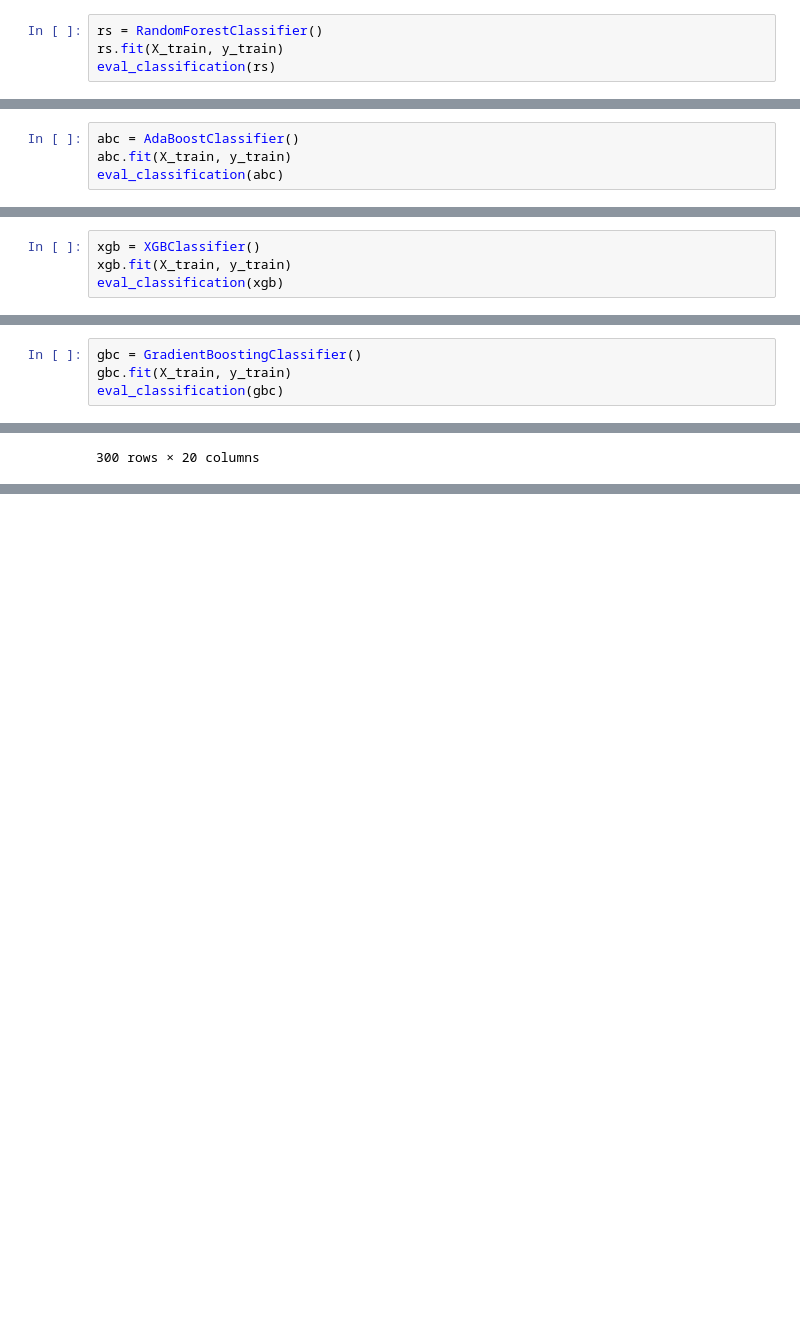
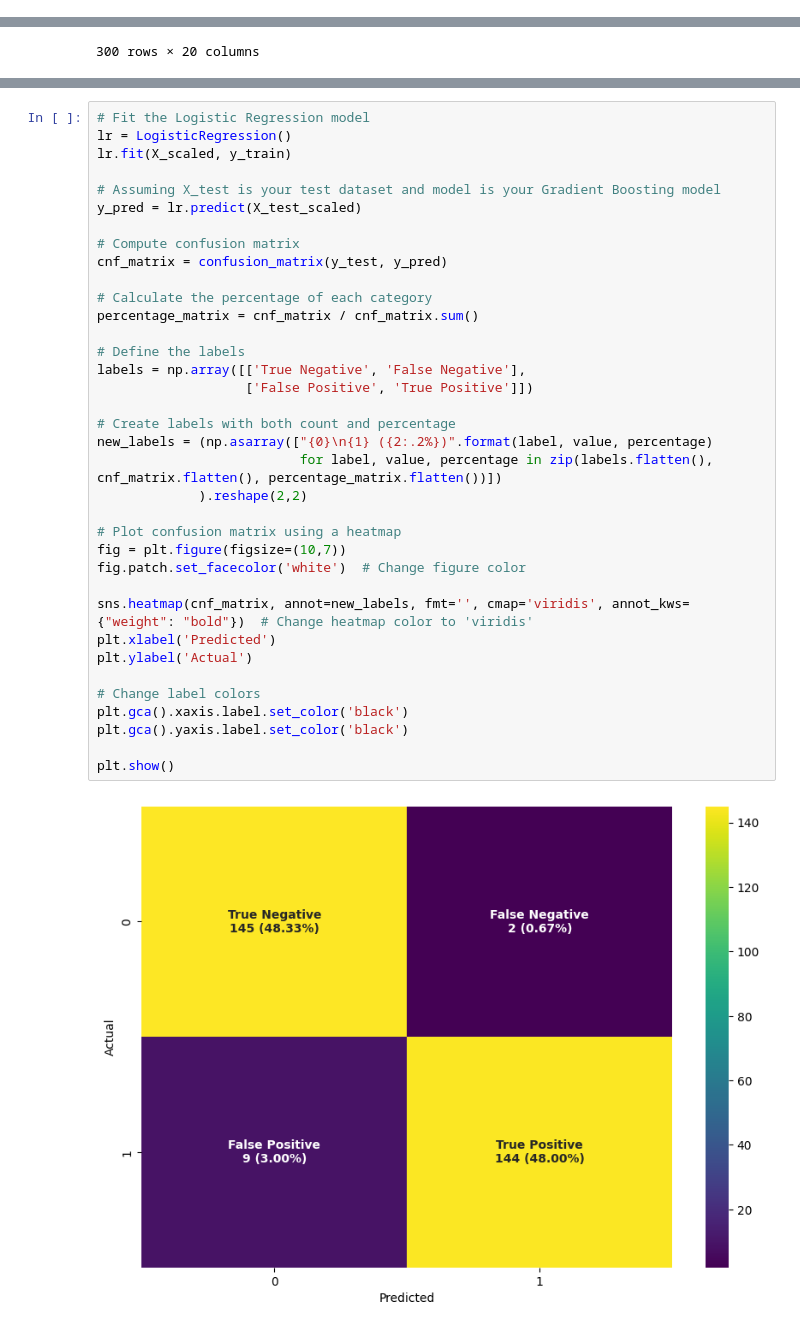
Before and after one commit to azaryasph/Predict-Customer-Clicked-Ads-Classification-By-Using-Machine-Learning, a Jupyter notebook: Predict Customer Clicked Ads Classification By Using Machine Learning.ipynb, the cells around one changed output, grey strips where cells are left out. Cells and saved outputs as stored; diff of their text form; blank space fills up the shorter version.

Commit message:
chore: complete model selection and feat imp

```diff
--- a/Predict Customer Clicked Ads Classification By Using Machine Learning.ipynb
+++ b/Predict Customer Clicked Ads Classification By Using Machine Learning.ipynb
@@ -691,4 +646,0 @@ ROC-AUC (crossval test):0.9400000000000001
-# %%
-rs = RandomForestClassifier()
-rs.fit(X_train, y_train)
-eval_classification(rs)
@@ -713,4 +646,0 @@ ROC-AUC (crossval test):0.9883200000000001
-# %%
-abc = AdaBoostClassifier()
-abc.fit(X_train, y_train)
-eval_classification(abc)
@@ -735,4 +646,0 @@ ROC-AUC (crossval test):0.9847400000000001
-# %%
-xgb = XGBClassifier()
-xgb.fit(X_train, y_train)
-eval_classification(xgb)
@@ -757,4 +646,0 @@ ROC-AUC (crossval test):0.9886799999999999
-# %%
-gbc = GradientBoostingClassifier()
-gbc.fit(X_train, y_train)
-eval_classification(gbc)
@@ -972,0 +864,38 @@ Scaled Testing Data:
+# %%
+# Fit the Logistic Regression model
+lr = LogisticRegression()
+lr.fit(X_scaled, y_train)
+
+# Assuming X_test is your test dataset and model is your Gradient Boosting model
+y_pred = lr.predict(X_test_scaled)
+
+# Compute confusion matrix
+cnf_matrix = confusion_matrix(y_test, y_pred)
+
+# Calculate the percentage of each category
+percentage_matrix = cnf_matrix / cnf_matrix.sum()
+
+# Define the labels
+labels = np.array([['True Negative', 'False Negative'],
+                   ['False Positive', 'True Positive']])
+
+# Create labels with both count and percentage
+new_labels = (np.asarray(["{0}\n{1} ({2:.2%})".format(label, value, percentage)
+                          for label, value, percentage in zip(labels.flatten(), cnf_matrix.flatten(), percentage_matrix.flatten())])
+             ).reshape(2,2)
+
+# Plot confusion matrix using a heatmap
+fig = plt.figure(figsize=(10,7))
+fig.patch.set_facecolor('white')  # Change figure color
+
+sns.heatmap(cnf_matrix, annot=new_labels, fmt='', cmap='viridis', annot_kws={"weight": "bold"})  # Change heatmap color to 'viridis'
+plt.xlabel('Predicted')
+plt.ylabel('Actual')
+
+# Change label colors
+plt.gca().xaxis.label.set_color('black')
+plt.gca().yaxis.label.set_color('black')
+
+plt.show()
+# %% [output]
+[figure, added]
```
Also changed, not shown: parts of 26 cells of this notebook.
